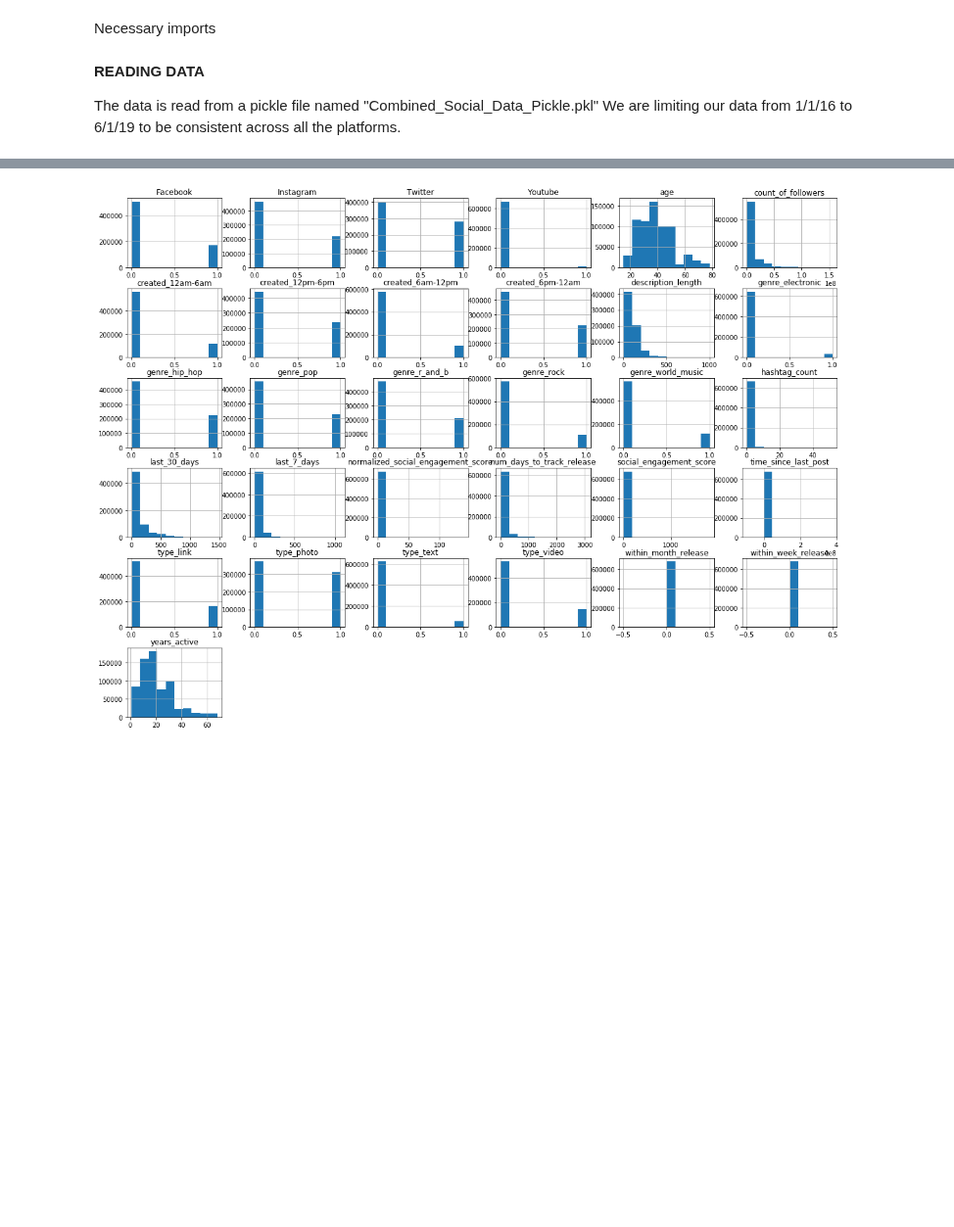
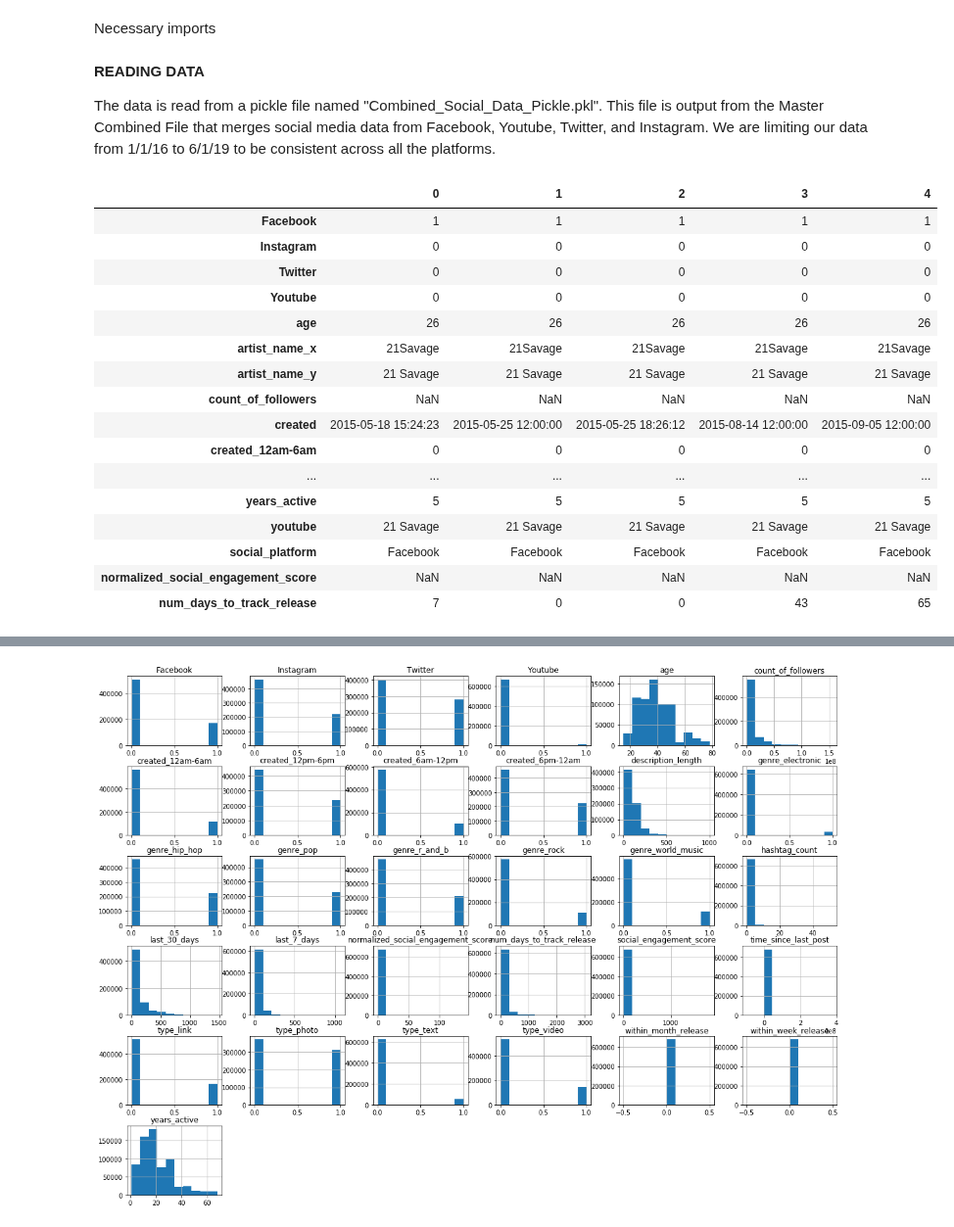
Before and after one commit to ghazalerfani/SocialMedia-Music, a Jupyter notebook: FinalDelivNotebooks/Regression_Final.ipynb, the cells around one changed output, grey strips where cells are left out. Shown at 98% size. Saved outputs shown, nothing was run; the diff lists cells and outputs as text; code cells hidden in the pictures; blank space fills up the shorter version.

```diff
--- a/FinalDelivNotebooks/Regression_Final.ipynb
+++ b/FinalDelivNotebooks/Regression_Final.ipynb
@@ -28,5 +47,5 @@ warnings.filterwarnings('ignore')
 **READING DATA**
 
 
-The data is read from a pickle file named "Combined_Social_Data_Pickle.pkl"
+The data is read from a pickle file named "Combined_Social_Data_Pickle.pkl". This file is output from the Master Combined File that merges social media data from Facebook, Youtube, Twitter, and Instagram.
 We are limiting our data from 1/1/16 to 6/1/19 to be consistent across all the platforms.
@@ -32,0 +54,20 @@ We are limiting our data from 1/1/16 to 6/1/19 to be consistent across all the p
+# %%
+master.head(5).T
+# %% [output]
+|  | 0 | 1 | 2 | 3 | 4 |
+| Facebook | 1 | 1 | 1 | 1 | 1 |
+| Instagram | 0 | 0 | 0 | 0 | 0 |
+| Twitter | 0 | 0 | 0 | 0 | 0 |
+| Youtube | 0 | 0 | 0 | 0 | 0 |
+| age | 26 | 26 | 26 | 26 | 26 |
+| artist_name_x | 21Savage | 21Savage | 21Savage | 21Savage | 21Savage |
+| artist_name_y | 21 Savage | 21 Savage | 21 Savage | 21 Savage | 21 Savage |
+| count_of_followers | NaN | NaN | NaN | NaN | NaN |
+| created | 2015-05-18 15:24:23 | 2015-05-25 12:00:00 | 2015-05-25 18:26:12 | 2015-08-14 12:00:00 | 2015-09-05 12:00:00 |
+| created_12am-6am | 0 | 0 | 0 | 0 | 0 |
+| ... | ... | ... | ... | ... | ... |
+| years_active | 5 | 5 | 5 | 5 | 5 |
+| youtube | 21 Savage | 21 Savage | 21 Savage | 21 Savage | 21 Savage |
+| social_platform | Facebook | Facebook | Facebook | Facebook | Facebook |
+| normalized_social_engagement_score | NaN | NaN | NaN | NaN | NaN |
+| num_days_to_track_release | 7 | 0 | 0 | 43 | 65 |
```
Also changed, not shown: parts of 64 cells of this notebook.
